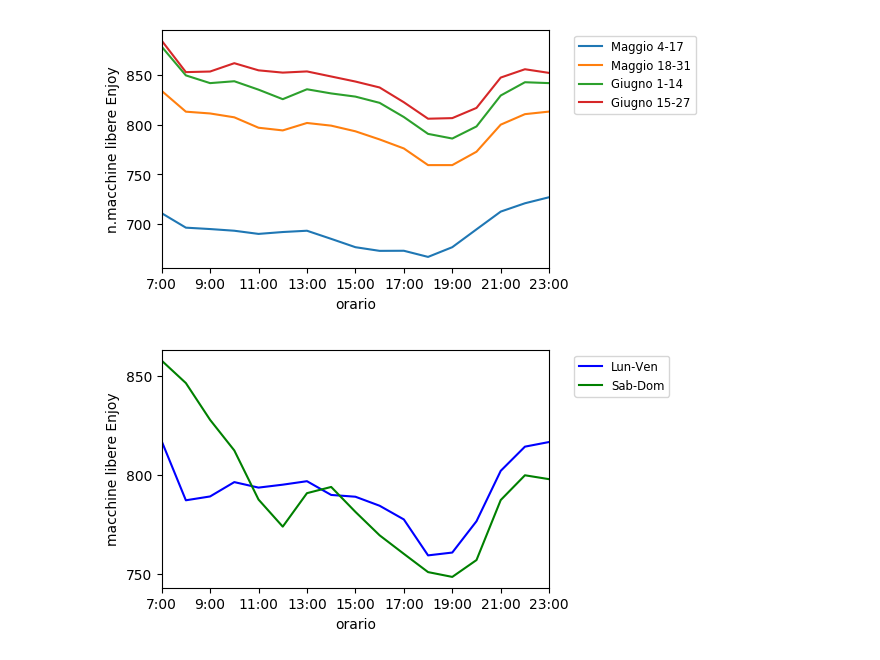
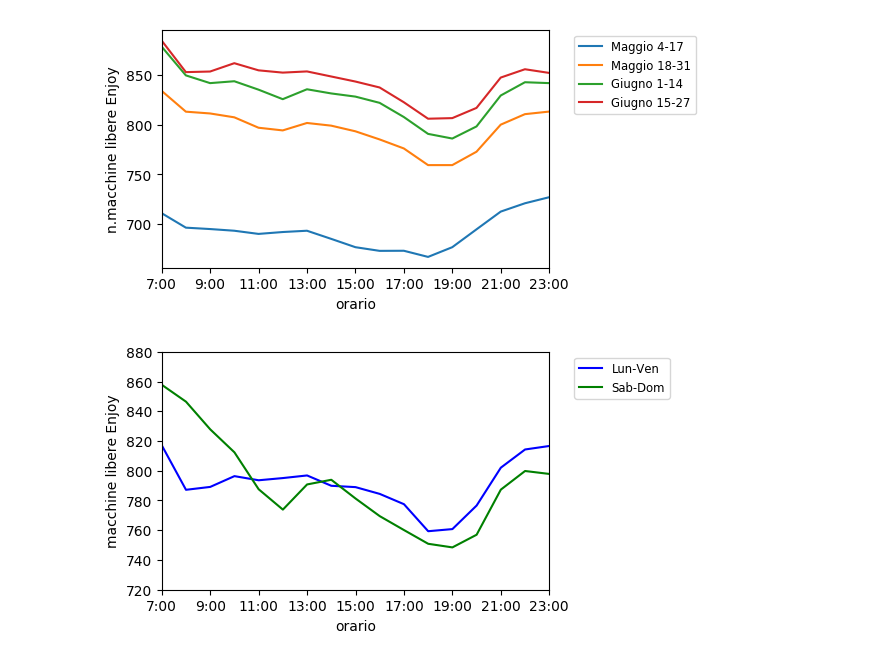
Before and after one commit to mmastrapasqua7/kowalskianalysis, a Jupyter notebook: jupyter/05_VariazioneMacchineLibere.ipynb, the cells around one changed output. Cells and saved outputs as stored; diff of their text form; code cells hidden in the pictures.

```diff
--- a/jupyter/05_VariazioneMacchineLibere.ipynb
+++ b/jupyter/05_VariazioneMacchineLibere.ipynb
@@ -127,12 +127,42 @@ def macchine_libere_week_weekend(df):
     array = np.array(lst).T
 
     return pd.DataFrame(array, index=myindex, columns=['Lun-Ven', 'Sab-Dom']).round(2)
-# %%
-macchine_libere_week_weekend(tragitti).plot(color=wcolors)
-plt.yticks(range(750, 900, 50))
-plt.xlabel('orario')
-plt.ylabel('macchine libere Enjoy')
-plt.legend(bbox_to_anchor=(1.05, 1), loc='upper left', fontsize='small')
-plt.show()
-# %% [output]
-[figure, removed]
+# %%
+def week_filters(df):
+    sd = 4
+    weeks = \
+        ((df['Month'] == 5) & (
+            (df['Day'].between(sd, sd + 4)) |
+            (df['Day'].between(sd + 7, sd + 7 + 4)) |
+            (df['Day'].between(sd + 7*2, sd + 7*2 + 4)) |
+            (df['Day'].between(sd + 7*3, sd + 7*3 + 4)))) | \
+        ((df['Month'] == 6) & (
+            (df['Day'].between(1, 1 + 4)) |
+            (df['Day'].between(1 + 7, 1 + 7 + 4)) |
+            (df['Day'].between(1 + 7*2, 1 + 7*2 + 4)) |
+            (df['Day'].between(1 + 7*3, 1+7*3 + 4))))
+
+    weekends = \
+        ((df['Month'] == 5) & (
+            (df['Day'].between(sd + 5, sd + 5 + 1)) |
+            (df['Day'].between(sd + 7 + 5, sd + 7 + 5 + 1)) |
+            (df['Day'].between(sd + 7*2 + 5, sd + 7*2 + 5 + 1)) |
+            (df['Day'].between(sd + 7*3 + 5, sd + 7*3 + 5 + 1)))) | \
+        ((df['Month'] == 6) & (
+            (df['Day'].between(1 + 5, 1 + 5 + 1)) |
+            (df['Day'].between(1 + 7 + 5, 1 + 7 + 5 + 1)) |
+            (df['Day'].between(1 + 7*2 + 5, 1 + 7*2 + 5 + 1)) |
+            (df['Day'].between(1 + 7*3 + 5, 1 + 7*3 + 5 + 1))))
+
+    return weeks, weekends
+
+w, we = week_filters(tragitti)
+
+macchine_libere_week_weekend(tragitti).plot(color=wcolors)
+plt.yticks(range(720, 881, 20))
+plt.xlabel('orario')
+plt.ylabel('macchine libere Enjoy')
+plt.legend(bbox_to_anchor=(1.05, 1), loc='upper left', fontsize='small')
+plt.show()
+# %% [output]
+[figure, added]
```
Also changed, not shown: 8 other files.
